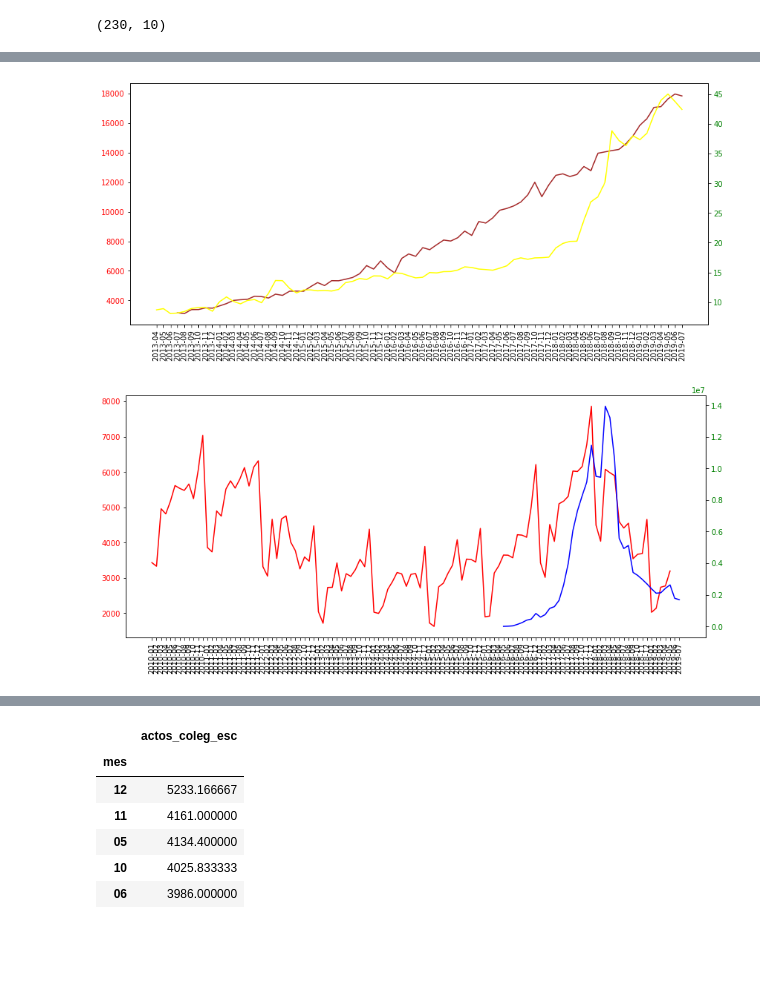
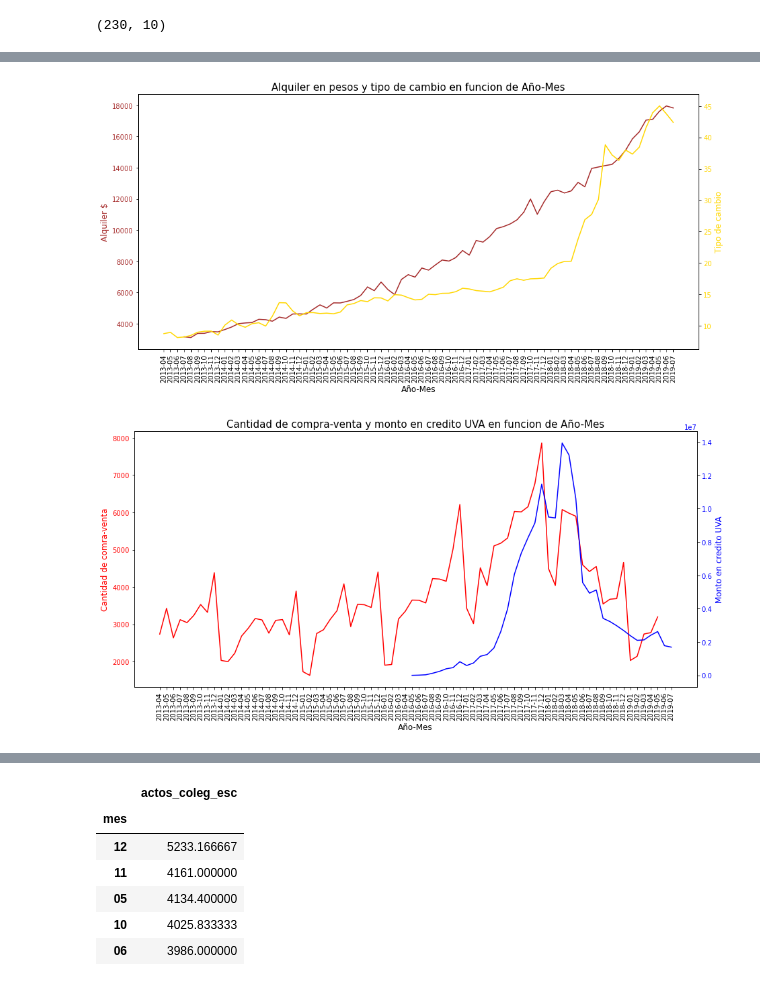
Before and after one commit to pessalucas/Data-Science-UTN-ClusterAI2021, a Jupyter notebook: 02-EDA+FE.ipynb, the cells around one changed output, grey strips where cells are left out. Cells and saved outputs as stored; diff of their text form; code cells hidden in the pictures; blank space fills up the shorter version.

```diff
--- a/02-EDA+FE.ipynb
+++ b/02-EDA+FE.ipynb
@@ -141,24 +125,27 @@ plt.show()
 # %%
-from matplotlib.pyplot import figure
+# Defino fig:
+fig, ax = plt.subplots(figsize=(15,7))
 
-
-fig, ax = plt.subplots(figsize=(14,6))
-
-# El precio en $ del alquiler lo pongo en rojo
+# Precio del alquiler en $
 ax.plot(dataset_general["precio_alquiler"].iloc[39:115], color='brown')
-ax.tick_params(axis='y', labelcolor='red')
+ax.tick_params(axis='y', labelcolor='brown')
 
 # Generate a new Axes instance, on the twin-X axes (same position)
 ax2 = ax.twinx()
 
 
-# El precio del U$D del alquiler lo pongo en verde
-ax2.plot(dataset_general["tipo_cambio_implicito_en_adrs"].iloc[39:115], color='yellow')
-ax2.tick_params(axis='y', labelcolor='green')
+# El tipo de cambio
+ax2.plot(dataset_general["tipo_cambio_implicito_en_adrs"].iloc[39:115], color='gold')
+ax2.tick_params(axis='y', labelcolor='gold')
 
 ax.set_xticklabels(dataset_general["tipo_cambio_implicito_en_adrs"].iloc[39:115].index, rotation = 90)
 
+ax.set_title('Alquiler en pesos y tipo de cambio en funcion de Año-Mes', fontsize=15)
+ax.set_xlabel('Año-Mes', fontsize=12)
+ax.set_ylabel('Alquiler $', color='brown', fontsize=12)
+ax2.set_ylabel('Tipo de cambio', color='gold', fontsize=12)
+
 plt.show()
 # %% [output]
-[figure, old version]
+[figure, new version]
 # %%
@@ -170,22 +157,25 @@ plt.show()
 # %%
-from matplotlib.pyplot import figure
+# Defino fig:
+fig, ax = plt.subplots(figsize=(15,7))
 
-
-fig, ax = plt.subplots(figsize=(14,6))
-
-# El precio en $ del alquiler lo pongo en rojo
-ax.plot(dataset_general["actos_coleg_esc"], color='red')
+# Cantidad de compra-ventas
+ax.plot(dataset_general["actos_coleg_esc"].iloc[39:115], color='red')
 ax.tick_params(axis='y', labelcolor='red')
 
 # Generate a new Axes instance, on the twin-X axes (same position)
 ax2 = ax.twinx()
 
-# El precio del U$D del alquiler lo pongo en verde
-ax2.plot(dataset_general["monto_cred_uva"], color='blue')
-ax2.tick_params(axis='y', labelcolor='green')
+# Cantidad de prestamos en UVA
+ax2.plot(dataset_general["monto_cred_uva"].iloc[39:115], color='blue')
+ax2.tick_params(axis='y', labelcolor='blue')
 
-ax.set_xticklabels(dataset_general.index, rotation = 90)
+ax.set_xticklabels(dataset_general["monto_cred_uva"].iloc[39:115].index, rotation = 90)
+
+ax.set_title('Cantidad de compra-venta y monto en credito UVA en funcion de Año-Mes', fontsize=15)
+ax.set_xlabel('Año-Mes', fontsize=12)
+ax.set_ylabel('Cantidad de comra-venta', color='red', fontsize=12)
+ax2.set_ylabel('Monto en credito UVA', color='blue', fontsize=12)
 
 plt.show()
 # %% [output]
-[figure, old version]
+[figure, new version]
```
Also changed, not shown: parts of 52 cells of this notebook, 5 other files.
